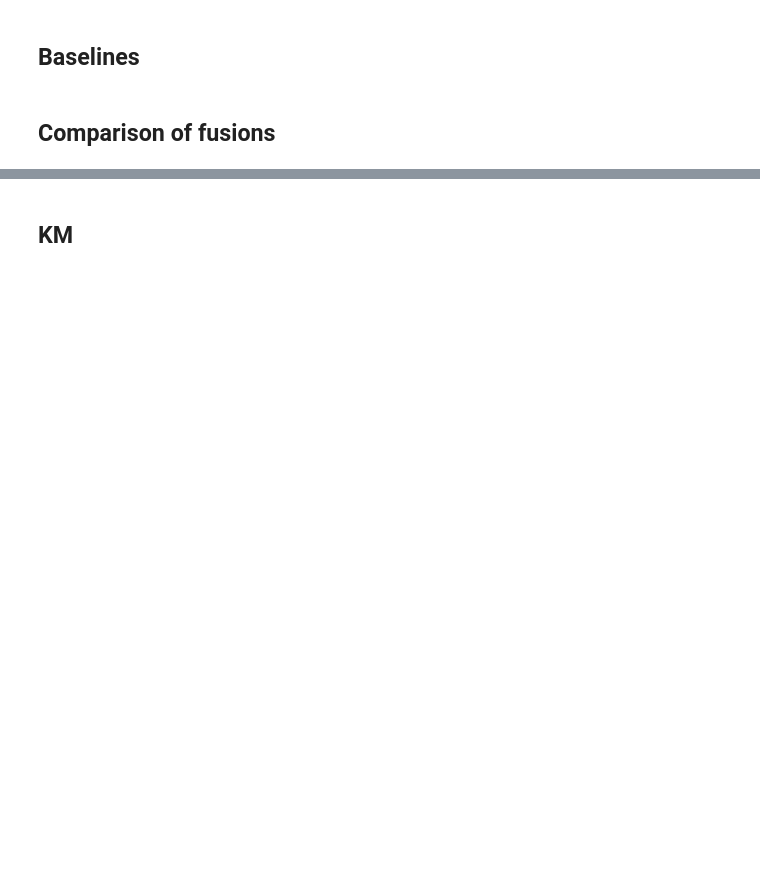
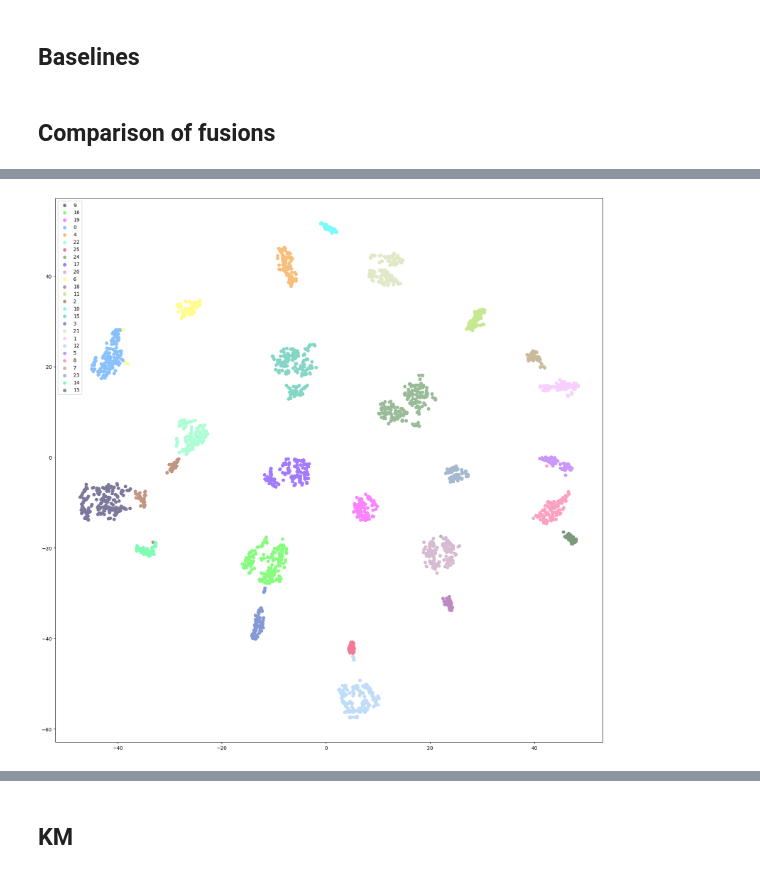
Before and after one commit to MariaBampaAI/patient_clustering_EHR, a Jupyter notebook: tests_angus.ipynb, the cells around one changed output, grey strips where cells are left out. Cells and saved outputs as stored; diff of their text form; code cells hidden in the pictures; blank space fills up the shorter version.

```diff
--- a/tests_angus.ipynb
+++ b/tests_angus.ipynb
@@ -113,7 +114,7 @@ static = static.fillna(0)
 # %%
 ## load the encoded representations
 
-path = f'results_EQ_angus'
+path = f'results_EQ_angus/saved_models'
 latent_ts, latent_st, latent_mm = helpers.load_encoded_spaces(time_series_3d, static, 'latent_4(5)_EQ', path)
 #helpers.
 # %% [output]
@@ -269,3 +232,31 @@ dtype: int64
+# %%
+from sklearn.manifold import TSNE
+import distinctipy
+
+best_reduced_data = TSNE(n_components=2, random_state=2, perplexity=50).fit_transform(latent_mm)
+plt.figure(figsize=(20, 20))
+
+# Get unique categories and corresponding colors
+unique_categories = all_labels['mm_Agglomerative'].unique()
+num_categories = len(unique_categories)
+
+# number of colours to generate
+N = 26
+
+# generate N visually distinct colours
+colors = distinctipy.get_colors(N, pastel_factor=0.9)
+
+# Create a scatter plot for each category
+for i, category in enumerate(unique_categories):
+    category_mask = all_labels['mm_Agglomerative'] == category
+    plt.scatter(best_reduced_data[:,0][category_mask], best_reduced_data[:,1][category_mask], c=[colors[i]], label=category)
+
+# Display the legend
+plt.legend()
+
+plt.show()
+# %% [output]
+[figure, added]
 # %%
 results
 # %% [output]
```
Also changed, not shown: parts of 107 cells of this notebook, 14 other files.
